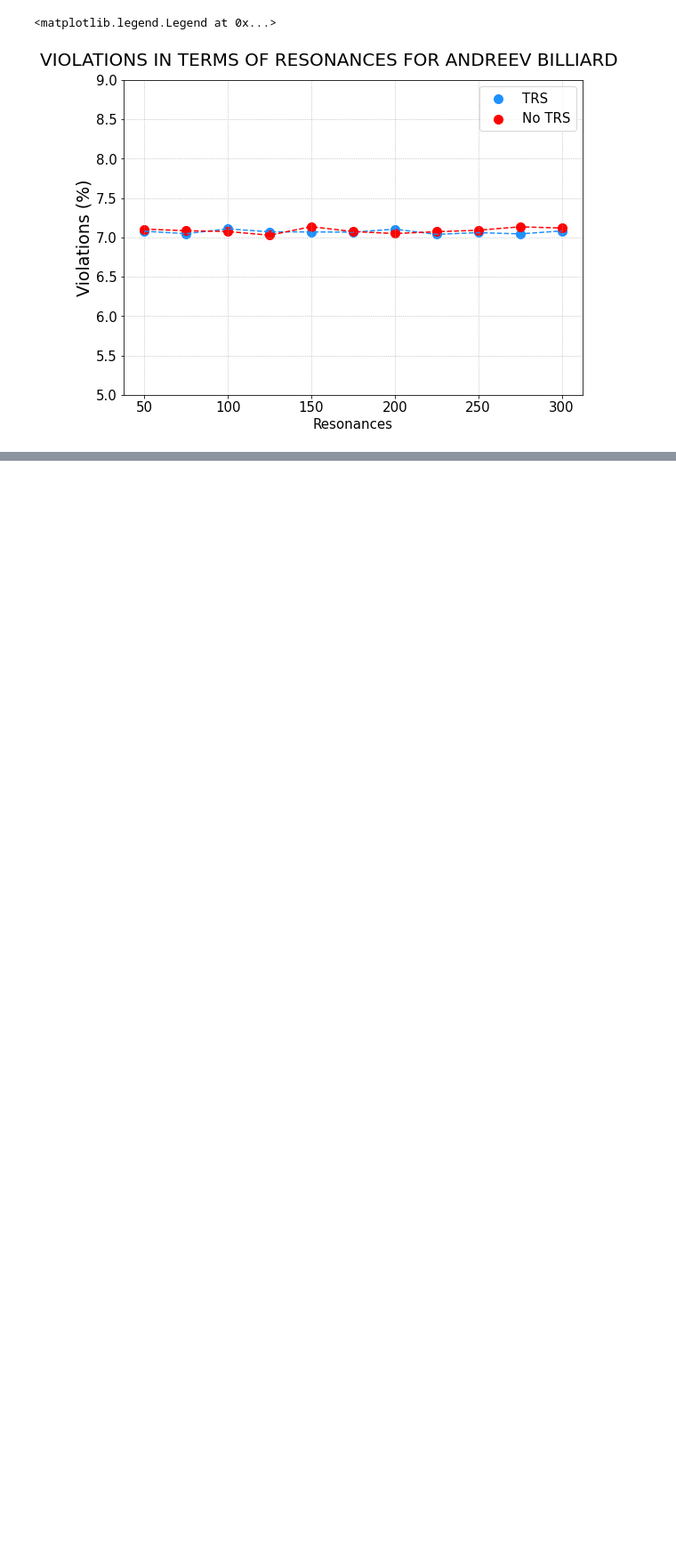
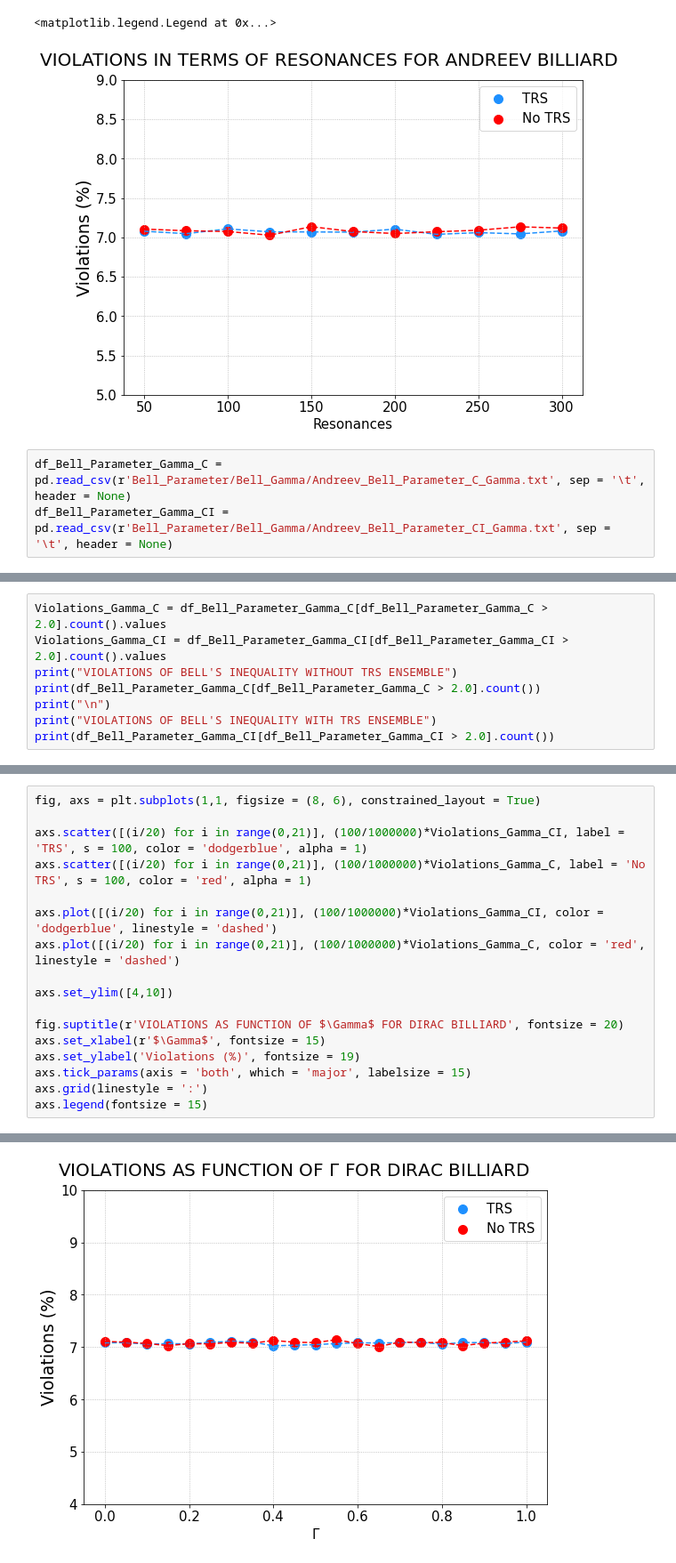
Before and after one commit to Rafffaelb/Andreev_Billiard, a Jupyter notebook: Altland-Zirnbauer/Data_Analysis/Andreev_Bell_Parameter.ipynb, the cells around one changed output, grey strips where cells are left out. Shown at 89% size. Cells and saved outputs as stored; diff of their text form; blank space fills up the shorter version.

Commit message:
Implementing simulation of Bell parameter vs Gamma and with a fixed base of measurement

```diff
--- a/Altland-Zirnbauer/Data_Analysis/Andreev_Bell_Parameter.ipynb
+++ b/Altland-Zirnbauer/Data_Analysis/Andreev_Bell_Parameter.ipynb
@@ -130,3 +130,6 @@ axs.legend(fontsize = 15)
 # %% [output]
 <matplotlib.legend.Legend at 0x...>
 [figure]
+# %%
+df_Bell_Parameter_Gamma_C = pd.read_csv(r'Bell_Parameter/Bell_Gamma/Andreev_Bell_Parameter_C_Gamma.txt', sep = '\t', header = None)
+df_Bell_Parameter_Gamma_CI = pd.read_csv(r'Bell_Parameter/Bell_Gamma/Andreev_Bell_Parameter_CI_Gamma.txt', sep = '\t', header = None)
@@ -132,0 +192,8 @@ axs.legend(fontsize = 15)
+# %%
+Violations_Gamma_C = df_Bell_Parameter_Gamma_C[df_Bell_Parameter_Gamma_C > 2.0].count().values
+Violations_Gamma_CI = df_Bell_Parameter_Gamma_CI[df_Bell_Parameter_Gamma_CI > 2.0].count().values
+print("VIOLATIONS OF BELL'S INEQUALITY WITHOUT TRS ENSEMBLE")
+print(df_Bell_Parameter_Gamma_C[df_Bell_Parameter_Gamma_C > 2.0].count())
+print("\n")
+print("VIOLATIONS OF BELL'S INEQUALITY WITH TRS ENSEMBLE")
+print(df_Bell_Parameter_Gamma_CI[df_Bell_Parameter_Gamma_CI > 2.0].count())
@@ -132,0 +218,18 @@ axs.legend(fontsize = 15)
+# %%
+fig, axs = plt.subplots(1,1, figsize = (8, 6), constrained_layout = True)
+
+axs.scatter([(i/20) for i in range(0,21)], (100/1000000)*Violations_Gamma_CI, label = 'TRS', s = 100, color = 'dodgerblue', alpha = 1)
+axs.scatter([(i/20) for i in range(0,21)], (100/1000000)*Violations_Gamma_C, label = 'No TRS', s = 100, color = 'red', alpha = 1)
+
+axs.plot([(i/20) for i in range(0,21)], (100/1000000)*Violations_Gamma_CI, color = 'dodgerblue', linestyle = 'dashed')
+axs.plot([(i/20) for i in range(0,21)], (100/1000000)*Violations_Gamma_C, color = 'red', linestyle = 'dashed')
+
+axs.set_ylim([4,10])
+
+fig.suptitle(r'VIOLATIONS AS FUNCTION OF $\Gamma$ FOR DIRAC BILLIARD', fontsize = 20)
+axs.set_xlabel(r'$\Gamma$', fontsize = 15)
+axs.set_ylabel('Violations (%)', fontsize = 19)
+axs.tick_params(axis = 'both', which = 'major', labelsize = 15)
+axs.grid(linestyle = ':')
+axs.legend(fontsize = 15)
+# %% [output]
@@ -132,0 +237 @@ axs.legend(fontsize = 15)
+[figure, added]
```
Also changed, not shown: parts of 17 cells of this notebook, 21 other files.
